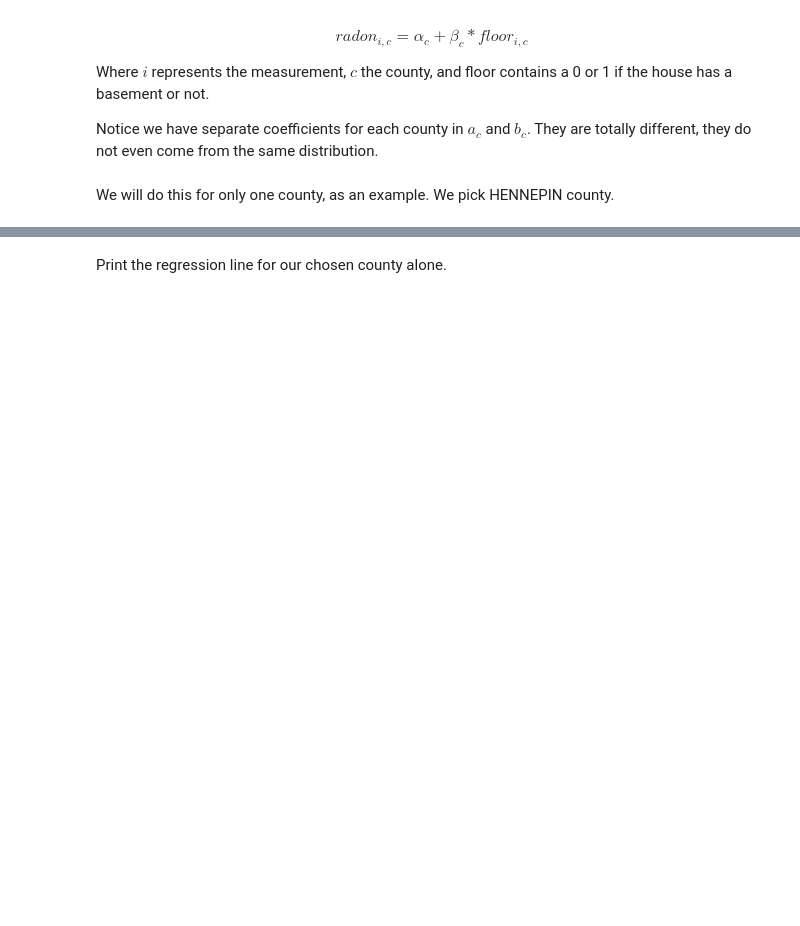
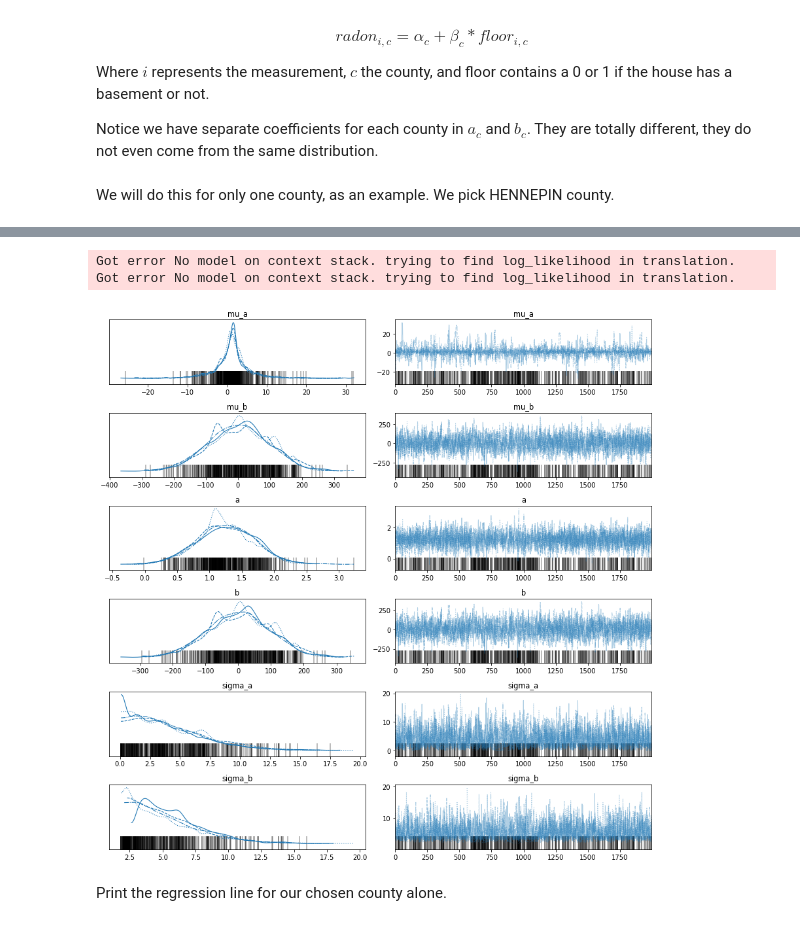
Before and after one commit to zhonglizhang/2022-CS109B, a Jupyter notebook: content/labs/lab03/cs109b_lab03_hier_2022.ipynb, the cells around one changed output, grey strips where cells are left out. Drawn from its saved outputs; the diff is of its cells as text; code cells hidden in the pictures; blank space fills up the shorter version.

```diff
--- a/content/labs/lab03/cs109b_lab03_hier_2022.ipynb
+++ b/content/labs/lab03/cs109b_lab03_hier_2022.ipynb
@@ -76,7 +109,7 @@ data['county'].value_counts()[-5:]
 # %%
 # let's add a column that numbers the counties from 0 to n
-# raw_ids = np.unique(data['county'])
-# raw2newid = {x:np.where(raw_ids == x)[0][0] for x in raw_ids}
+raw_ids = np.unique(data['county'])
+raw2newid = {x:np.where(raw_ids == x)[0][0] for x in raw_ids}
 
-# data['county_id'] = data['county'].map(raw2newid)
-# data
+data['county_id'] = data['county'].map(raw2newid)
+data
@@ -181,5 +267,10 @@ with unpooled_model:
 # %%
 pm.traceplot(unpooled_trace);
+plt.tight_layout()
+# %% [output]
+Got error No model on context stack. trying to find log_likelihood in translation.
+Got error No model on context stack. trying to find log_likelihood in translation.
+[figure, added]
 # %% [markdown]
 Print the regression line for our chosen county alone.
 # %%
```
Also changed, not shown: parts of 22 cells of this notebook, 18 other files.
